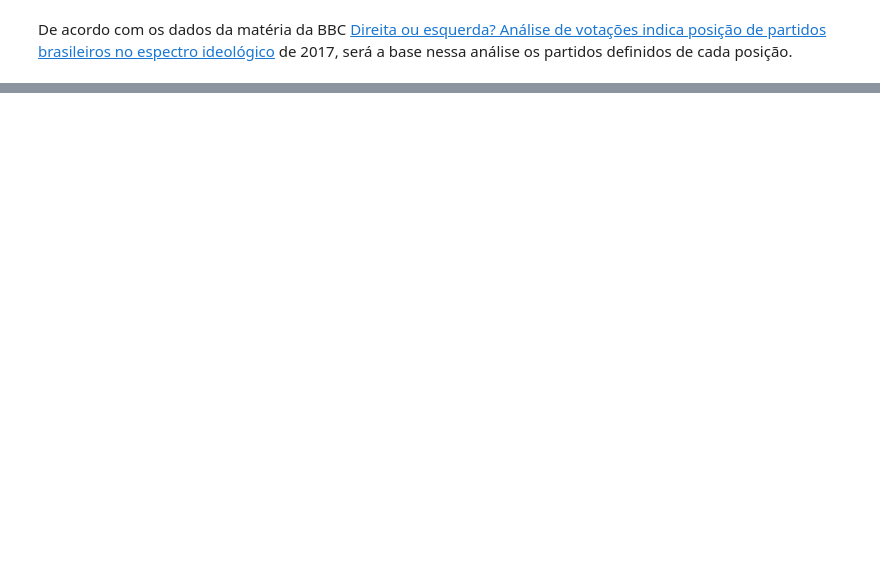
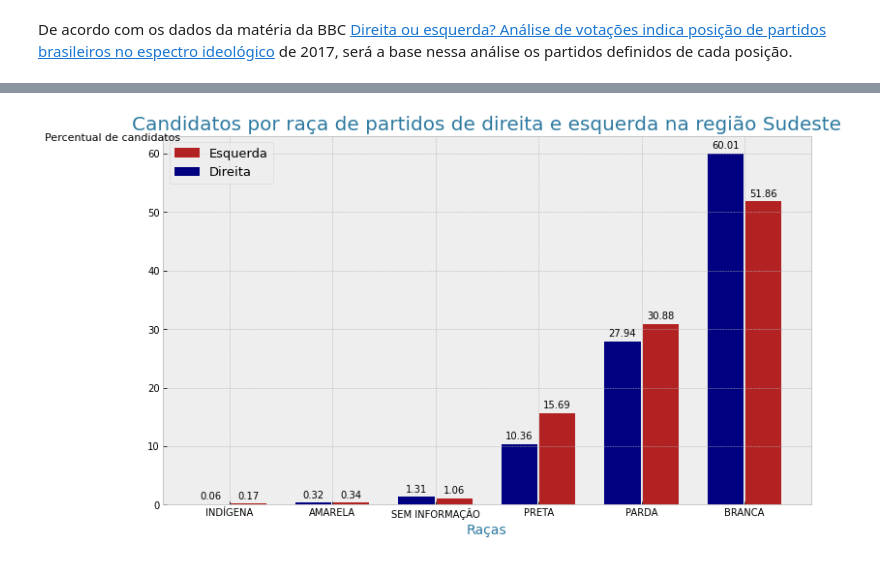
Before and after one commit to jesscahelen/analise_candidatos_2020, a Jupyter notebook: Eleições_2020.ipynb, the cells around one changed output, grey strips where cells are left out. Saved outputs shown, nothing was run; the diff lists cells and outputs as text; code cells hidden in the pictures; blank space fills up the shorter version.

```diff
--- a/Eleições_2020.ipynb
+++ b/Eleições_2020.ipynb
@@ -92,0 +134,4 @@ df.query('DS_SITUACAO_CANDIDATURA == "APTO" and SG_PARTIDO in @partidos_direita
+# %%
+raca_esquerda_direita(sudeste, 'Sudeste')
+# %% [output]
+[figure, added]
```
Also changed, not shown: parts of 25 cells of this notebook.
